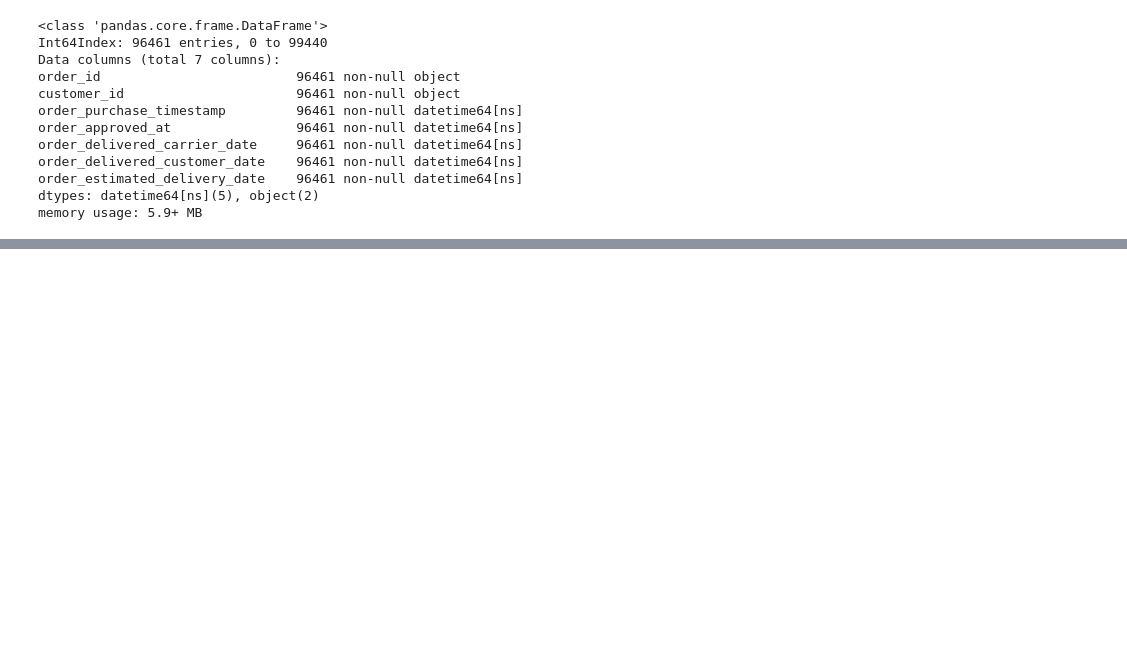
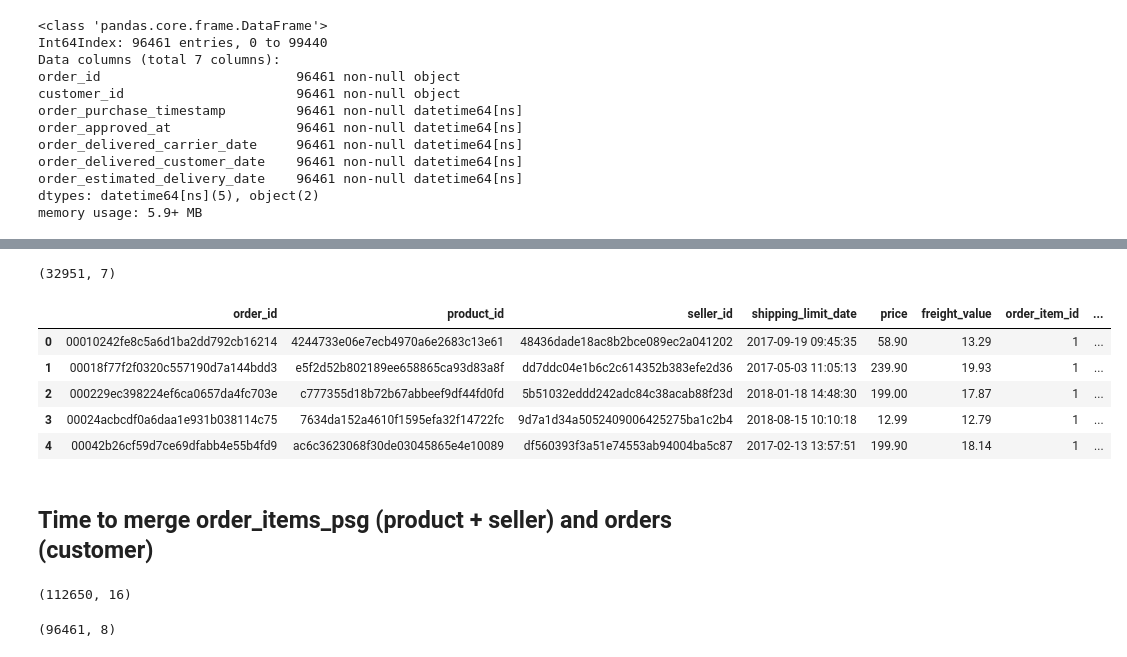
Before and after one commit to Alexandre987/Late_Shipment_Prediction_Olist, a Jupyter notebook: Project_03_Classification.ipynb, the cells around one changed output, grey strips where cells are left out. Drawn from its saved outputs; the diff is of its cells as text; code cells hidden in the pictures; blank space fills up the shorter version.

```diff
--- a/Project_03_Classification.ipynb
+++ b/Project_03_Classification.ipynb
@@ -213,0 +387,8 @@ Above we can see that it is counting a delivery on 3/20 at 12:59 am as being "la
+# %%
+# The below query selects all from the order_items, but it was made piecemeal
+order_items = pd.read_sql('''
+SELECT o.order_id, o.product_id, o.seller_id, o.shipping_limit_date, o.price, o.freight_value, o.order_item_id
+  FROM order_items o;
+''', connection)
+
+order_items.shape
@@ -213,0 +409,5 @@ Above we can see that it is counting a delivery on 3/20 at 12:59 am as being "la
+# %%
+order_items_sg = order_items.merge(s_g, how = 'left', on = 'seller_id')
+
+# We can see that only the seller_zip, and seller_lat and seller_long were added, as expected
+order_items_sg.head(3)
@@ -213,0 +429,8 @@ Above we can see that it is counting a delivery on 3/20 at 12:59 am as being "la
+# %%
+products = pd.read_sql('''
+SELECT p.product_id, p.product_category_name, p.product_weight_g,
+  p.product_length_cm, p.product_height_cm, p.product_width_cm
+FROM products p;
+''', connection)
+
+products.head()
@@ -213,0 +463,25 @@ Above we can see that it is counting a delivery on 3/20 at 12:59 am as being "la
+# %%
+products.shape
+# %% [output]
+(32951, 7)
+# %%
+order_items_psg = order_items_sg.merge(products, how = 'left', on = 'product_id')
+
+order_items_psg.head()
+# %% [output]
+|  | order_id | product_id | seller_id | shipping_limit_date | price | freight_value | order_item_id | ... |
+| 0 | 00010242fe8c5a6d1ba2dd792cb16214 | 4244733e06e7ecb4970a6e2683c13e61 | 48436dade18ac8b2bce089ec2a041202 | 2017-09-19 09:45:35 | 58.90 | 13.29 | 1 | ... |
+| 1 | 00018f77f2f0320c557190d7a144bdd3 | e5f2d52b802189ee658865ca93d83a8f | dd7ddc04e1b6c2c614352b383efe2d36 | 2017-05-03 11:05:13 | 239.90 | 19.93 | 1 | ... |
+| 2 | 000229ec398224ef6ca0657da4fc703e | c777355d18b72b67abbeef9df44fd0fd | 5b51032eddd242adc84c38acab88f23d | 2018-01-18 14:48:30 | 199.00 | 17.87 | 1 | ... |
+| 3 | 00024acbcdf0a6daa1e931b038114c75 | 7634da152a4610f1595efa32f14722fc | 9d7a1d34a5052409006425275ba1c2b4 | 2018-08-15 10:10:18 | 12.99 | 12.79 | 1 | ... |
+| 4 | 00042b26cf59d7ce69dfabb4e55b4fd9 | ac6c3623068f30de03045865e4e10089 | df560393f3a51e74553ab94004ba5c87 | 2017-02-13 13:57:51 | 199.90 | 18.14 | 1 | ... |
+# %% [markdown]
+## Time to merge order_items_psg (product + seller) and orders (customer)
+# %%
+order_items_psg.shape
+# %% [output]
+(112650, 16)
+# %%
+orders.shape
+# %% [output]
+(96461, 8)
```
Also changed, not shown: parts of 77 cells of this notebook, 1 other file.
